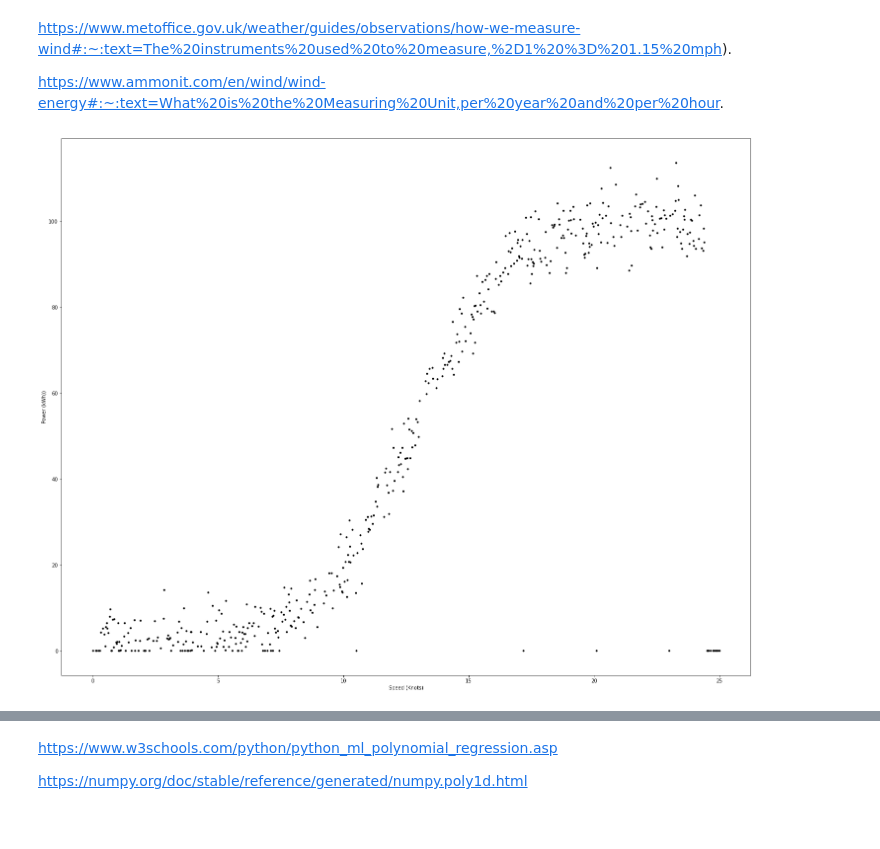
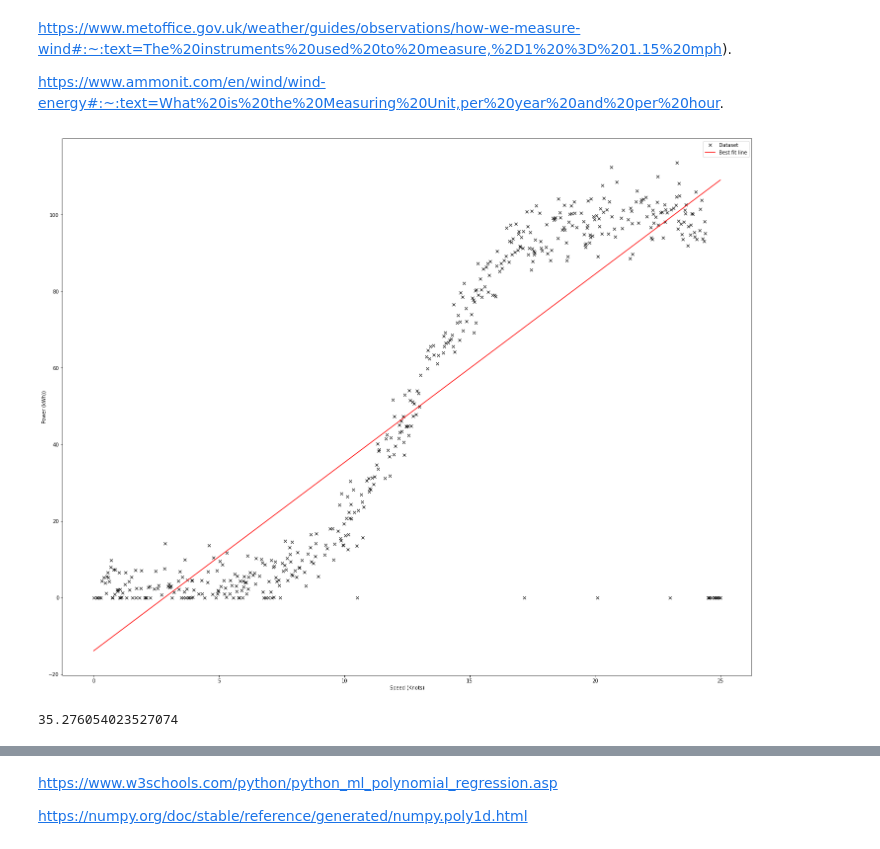
Before and after one commit to EibhinnLee/Project-2020---Fundamentals-of-Data-Analysis, a Jupyter notebook: Project 2020 - Fundamentals of Data Analysis.ipynb, the cells around one changed output, grey strips where cells are left out. Drawn from its saved outputs; the diff is of its cells as text; code cells hidden in the pictures.

```diff
--- a/Project 2020 - Fundamentals of Data Analysis.ipynb
+++ b/Project 2020 - Fundamentals of Data Analysis.ipynb
@@ -85,11 +135,26 @@ https://www.metoffice.gov.uk/weather/guides/observations/how-we-measure-wind#:~:
 
 https://www.ammonit.com/en/wind/wind-energy#:~:text=What%20is%20the%20Measuring%20Unit,per%20year%20and%20per%20hour.
 # %%
-plt.plot(x, y, 'k.')
+plt.plot(x, y, 'kx', label = 'Dataset')
+plt.plot(x, m * x + c, 'r-', label='Best fit line')
 
 plt.xlabel('Speed (Knots)')
 plt.ylabel('Power (kWh))')
+plt.legend()
 
 plt.show()
 # %% [output]
-[figure, old version]
+[figure, new version]
+# %%
+slope, intercept, r, p, std_err = stats.linregress(x, y)
+
+def futvalu(x):
+  return slope * x + intercept
+
+speed = futvalu(10)
+
+print(speed)
+
+# https://www.w3schools.com/python/python_ml_linear_regression.asp
+# %% [output]
+35.276054023527074
```
Also changed, not shown: parts of 24 cells of this notebook.
